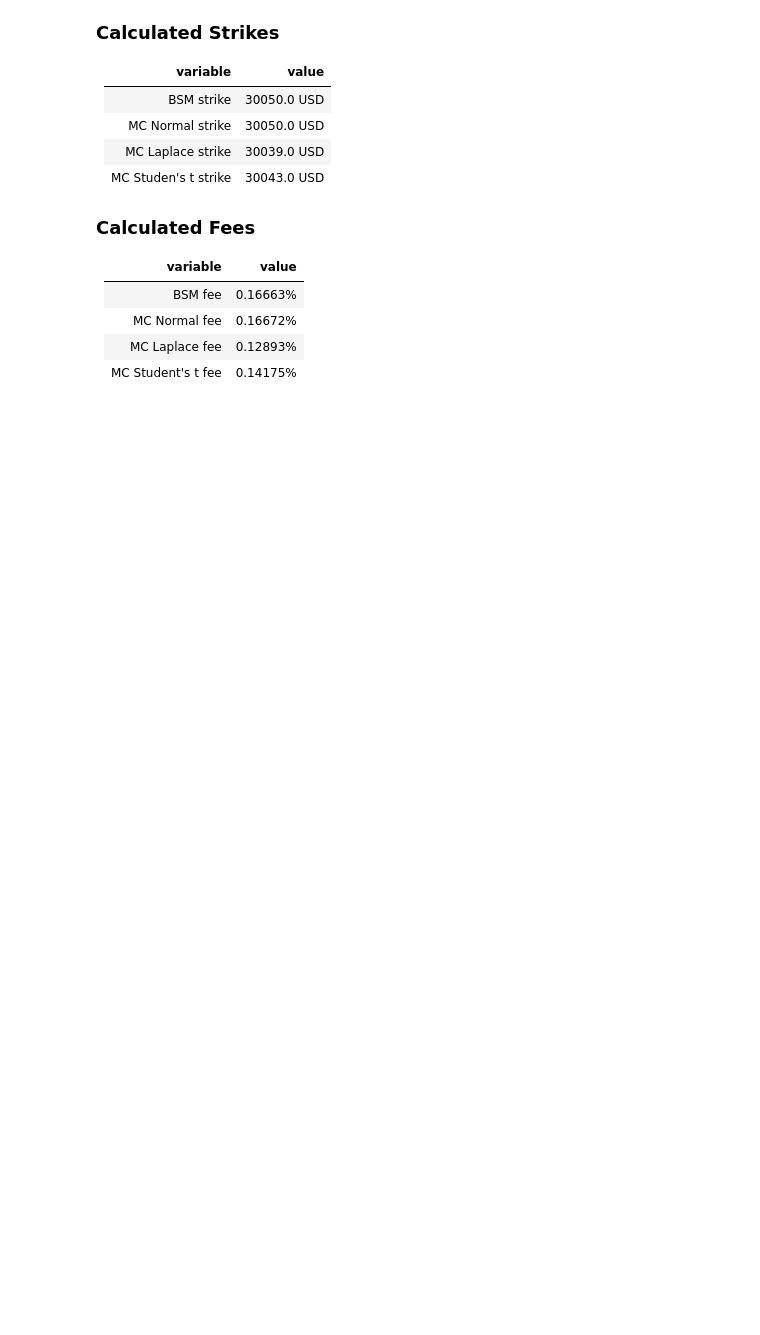
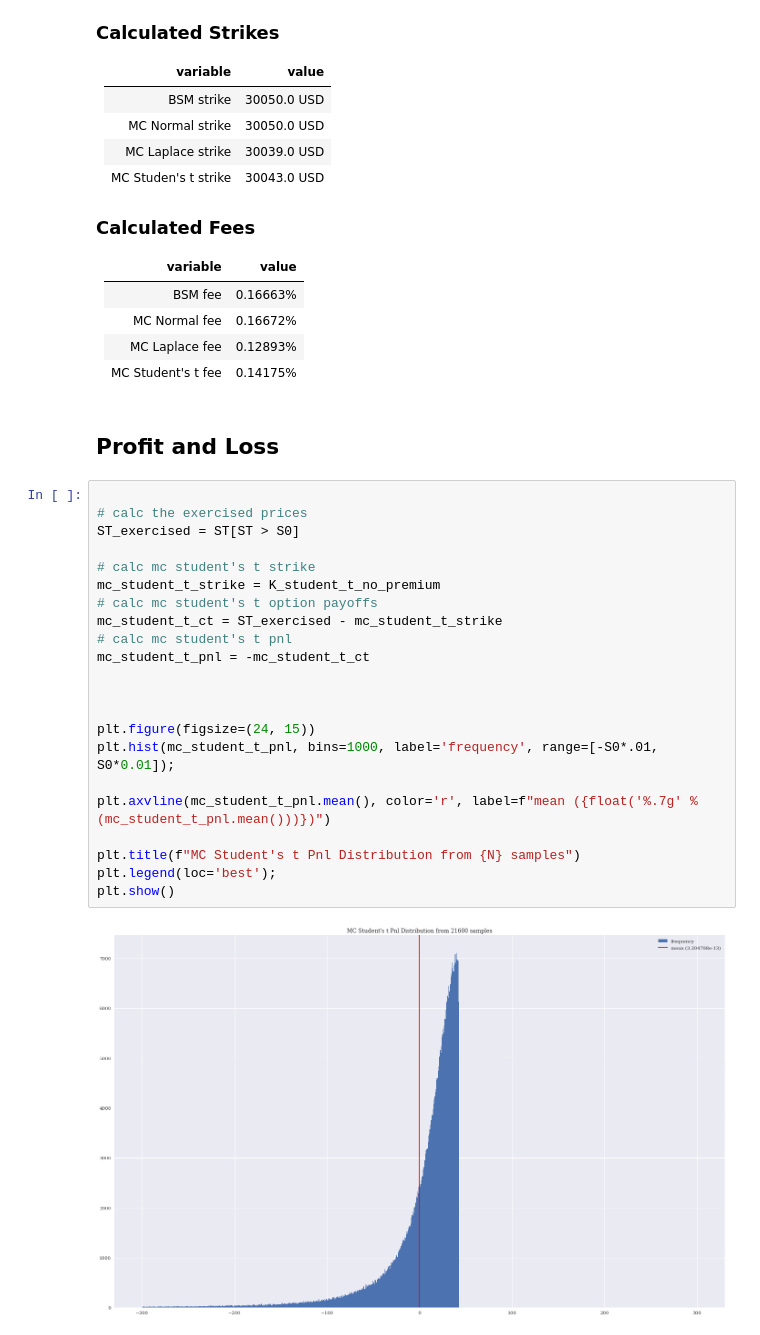
Before and after one commit to sebastienverreault/option_risk_analysis2, a Jupyter notebook: student_t_out_money_simulation copy.ipynb, the cells around one changed output. Cells and saved outputs as stored; diff of their text form; blank space fills up the shorter version.

```diff
--- a/student_t_out_money_simulation copy.ipynb
+++ b/student_t_out_money_simulation copy.ipynb
@@ -769,3 +772,29 @@ md(f"""### Option price comparison
 |MC Normal fee|0.16672%|
 |MC Laplace fee|0.12893%|
 |MC Student's t fee|0.14175%|
+# %% [markdown]
+## Profit and Loss
+# %%
+
+# calc the exercised prices
+ST_exercised = ST[ST > S0]
+
+# calc mc student's t strike
+mc_student_t_strike = K_student_t_no_premium
+# calc mc student's t option payoffs
+mc_student_t_ct = ST_exercised - mc_student_t_strike
+# calc mc student's t pnl
+mc_student_t_pnl = -mc_student_t_ct
+
+
+
+plt.figure(figsize=(24, 15))
+plt.hist(mc_student_t_pnl, bins=1000, label='frequency', range=[-S0*.01, S0*0.01]);
+
+plt.axvline(mc_student_t_pnl.mean(), color='r', label=f"mean ({float('%.7g' % (mc_student_t_pnl.mean()))})")
+
+plt.title(f"MC Student's t Pnl Distribution from {N} samples")
+plt.legend(loc='best');
+plt.show()
+# %% [output]
+[figure, added]
```
Also changed, not shown: parts of 1 cell of this notebook, 2 other files.
